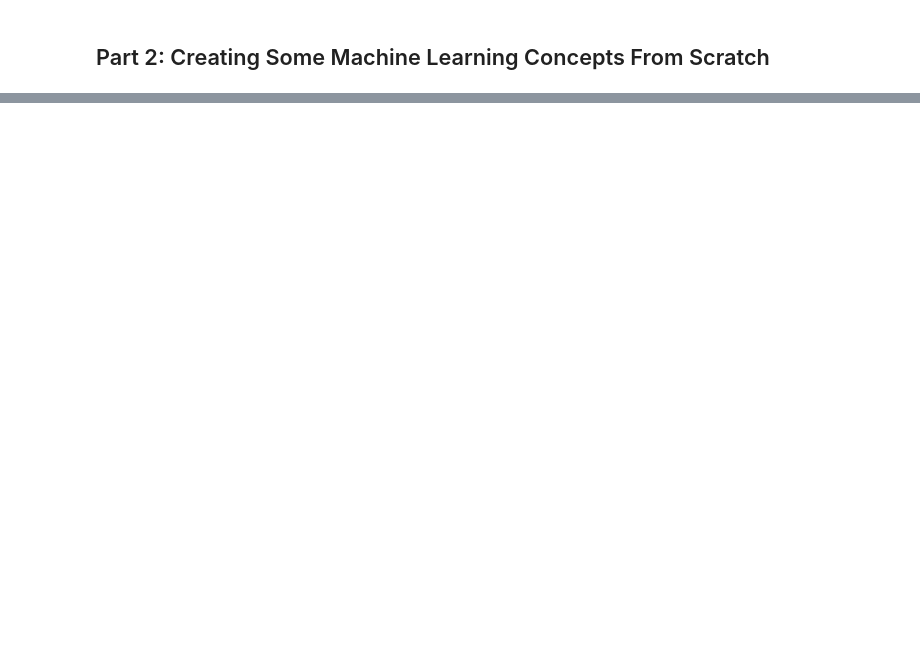
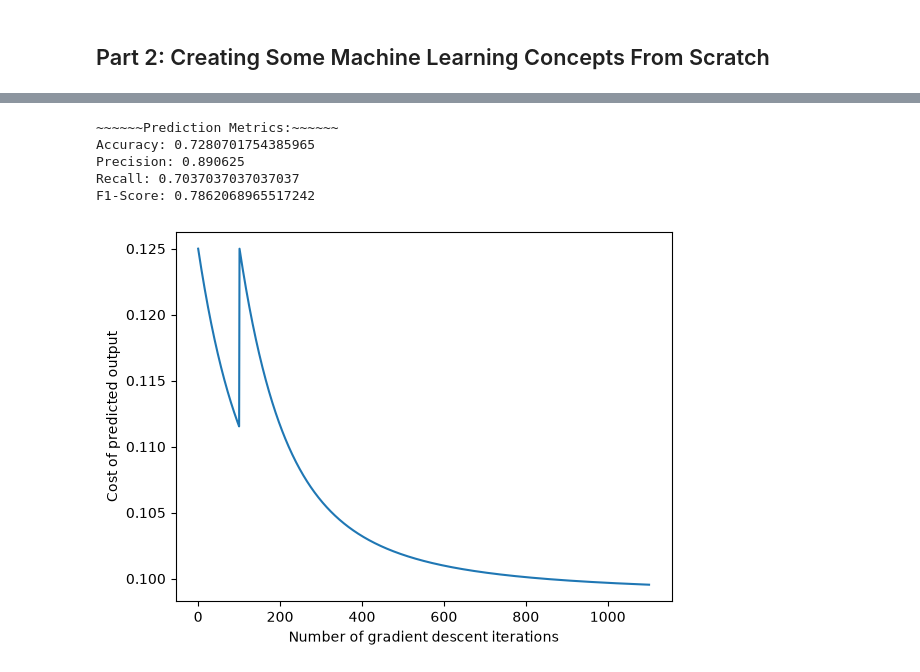
Before and after one commit to fernandezLeonardo/indian-liver-patient-classification, a Jupyter notebook: Fernandez_Leonardo_CA1.ipynb, the cells around one changed output, grey strips where cells are left out. Cells and saved outputs as stored; diff of their text form; code cells hidden in the pictures; blank space fills up the shorter version.

Commit message:
Train, predict, and evaluate model

```diff
--- a/Fernandez_Leonardo_CA1.ipynb
+++ b/Fernandez_Leonardo_CA1.ipynb
@@ -381,29 +249,29 @@ Name: 0, dtype: float64
 # %%
-def gradient_descent(X_train, y_train, rate, intercept=0, max_iter=1000):
+# Cost-Iteration Metrics for plot
+cost_function_data = []
+
+# I used ChatGPT to understand the structure (originally I had 3 for loops), but I condensed it down with proper linear algebra
+def gradient_descent(X_train, y_train, rate, max_iter=1000):
+    coef = [0]*(X_train.shape[1])
     # m is number of samples, n is number of features a sample has
-    coef = [0]*X_train.shape[1]
-    m = len(X_train)
-    n = len(coef)
+    m = X_train.shape[0]
+    n = X_train.shape[1]
     model_error = cost(sigmoid(X_train @ coef), y_train).iloc[0]
+    cost_function_data.append(model_error)
 
     for i in range(max_iter):
-        temp_coef = coef
-        for j in range(n):
-            sum = 0
-            for k in range(m):
-                sum += (sigmoid(X_train.iloc[k] @ coef) - y_train.iloc[k,0]) * X_train.iloc[k,j]
-            temp_coef[j] -= rate*sum/m
-        coef = temp_coef
+        errors = sigmoid(X_train @ coef) - y_train.iloc[:,0]
+
+        # Dot product the errors with each feature column
+        gradients = (rate/m) * (X_train.transpose() @ errors)
+        coef = coef - gradients
 
         # Calculate cost with adjusted coefficients and see if it changed at all, if it converged then break
-        new_cost = cost(sigmoid(X_train @ coef), y_train).iloc[0]
+        new_error = cost(sigmoid(X_train @ coef), y_train).iloc[0]
+        cost_function_data.append(new_error)
 
-        if ((model_error - new_cost) == 0):
+        if (np.isclose(model_error, new_error)):
             break
         # Otherwise update model_error
-        model_error = new_cost
+        model_error = new_error
     return coef
-
-gradient_descent(X_smote, y_smote, 0.01)
-# (sigmoid(X_train.iloc[0] @ coef) - y_train.iloc[0]) * X_train.iloc[0,1]
-# model_error = cost(sigmoid(X_train @ coef), y_train).iloc[0]
@@ -411,0 +315,22 @@ KeyboardInterrupt:
+# %%
+# Evaluation metrics (looks good!)
+print("~~~~~~Prediction Metrics:~~~~~~")
+print("Accuracy:", accuracy_score(y_test, y_pred_scratch))
+print("Precision:", precision_score(y_test, y_pred_scratch))
+print("Recall:", recall_score(y_test, y_pred_scratch))
+print("F1-Score:", f1_score(y_test, y_pred_scratch))
+# %% [output]
+~~~~~~Prediction Metrics:~~~~~~
+Accuracy: 0.7280701754385965
+Precision: 0.890625
+Recall: 0.7037037037037037
+F1-Score: 0.7862068965517242
+# %%
+cost_function_df = pd.DataFrame(cost_function_data)
+plt.figure()
+plt.plot(cost_function_df,)
+plt.xlabel("Number of gradient descent iterations")
+plt.ylabel("Cost of predicted output")
+plt.show()
+# %% [output]
+[figure, added]
```
Also changed, not shown: parts of 13 cells of this notebook.
